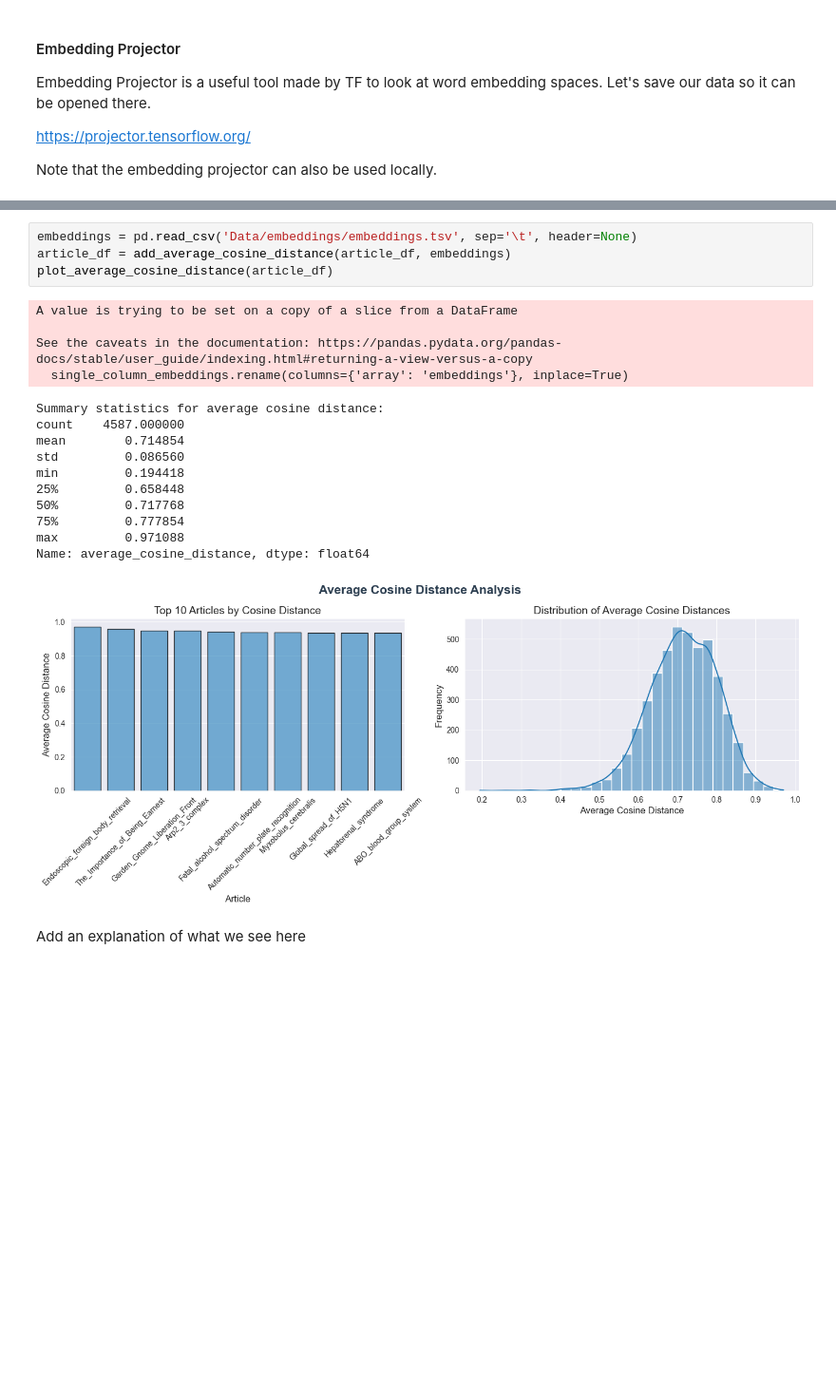
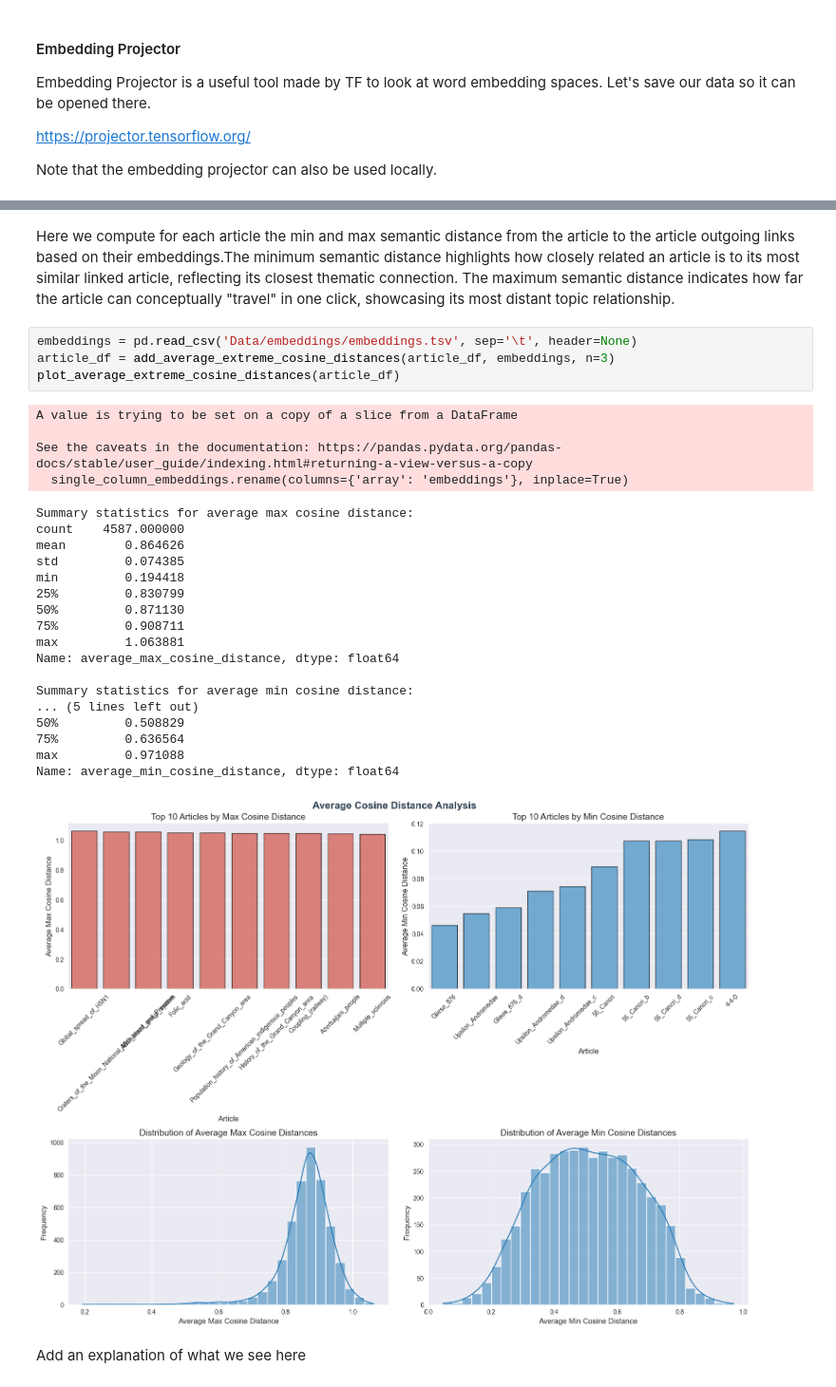
Before and after one commit to epfl-ada/ada-2024-project-adaholiks, a Jupyter notebook: Notebook_P3v2.ipynb, the cells around one changed output, grey strips where cells are left out. Shown at 95% size. Cells and saved outputs as stored; diff of their text form; blank space fills up the shorter version.

```diff
--- a/Notebook_P3v2.ipynb
+++ b/Notebook_P3v2.ipynb
@@ -1011,26 +982,35 @@ We can also see what is close to the `United_States` title in the original, unpr
 ![US Nearest](Figures/US_Nearest.png)
 
 This Euclidean/Cosine distance will serve as our metric for semantic distance.
+# %% [markdown]
+Here we compute for each article the min and max semantic distance from the article to the article outgoing links based on their embeddings.The minimum semantic distance highlights how closely related an article is to its most similar linked article, reflecting its closest thematic connection. The maximum semantic distance indicates how far the article can conceptually "travel" in one click, showcasing its most distant topic relationship.
 # %%
 embeddings = pd.read_csv('Data/embeddings/embeddings.tsv', sep='\t', header=None)
-article_df = add_average_cosine_distance(article_df, embeddings)
-plot_average_cosine_distance(article_df)
+article_df = add_average_extreme_cosine_distances(article_df, embeddings, n=3)
+plot_average_extreme_cosine_distances(article_df)
 # %% [output]
 A value is trying to be set on a copy of a slice from a DataFrame
 
 See the caveats in the documentation: https://pandas.pydata.org/pandas-docs/stable/user_guide/indexing.html#returning-a-view-versus-a-copy
   single_column_embeddings.rename(columns={'array': 'embeddings'}, inplace=True)
-Summary statistics for average cosine distance:
+Summary statistics for average max cosine distance:
 count    4587.000000
-mean        0.714854
-std         0.086560
+mean        0.864626
+std         0.074385
 min         0.194418
-25%         0.658448
-50%         0.717768
-75%         0.777854
+25%         0.830799
+50%         0.871130
+75%         0.908711
+max         1.063881
+Name: average_max_cosine_distance, dtype: float64
+
+Summary statistics for average min cosine distance:
+... (5 lines left out)
+50%         0.508829
+75%         0.636564
 max         0.971088
-Name: average_cosine_distance, dtype: float64
+Name: average_min_cosine_distance, dtype: float64
-[figure, old version]
+[figure, new version]
 # %% [markdown]
 Add an explanation of what we see here
 # %% [markdown]
```
Also changed, not shown: parts of 45 cells of this notebook, 4 other files.
